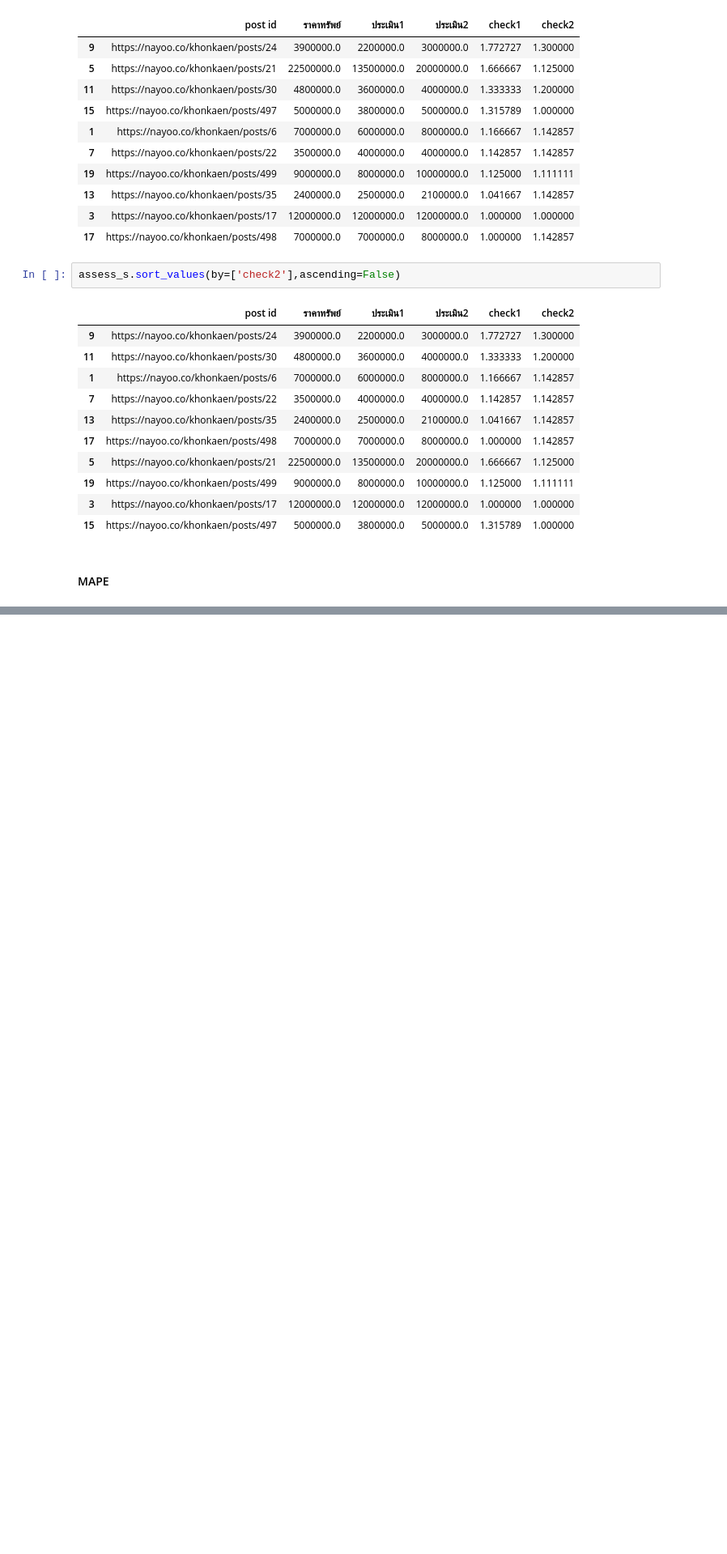
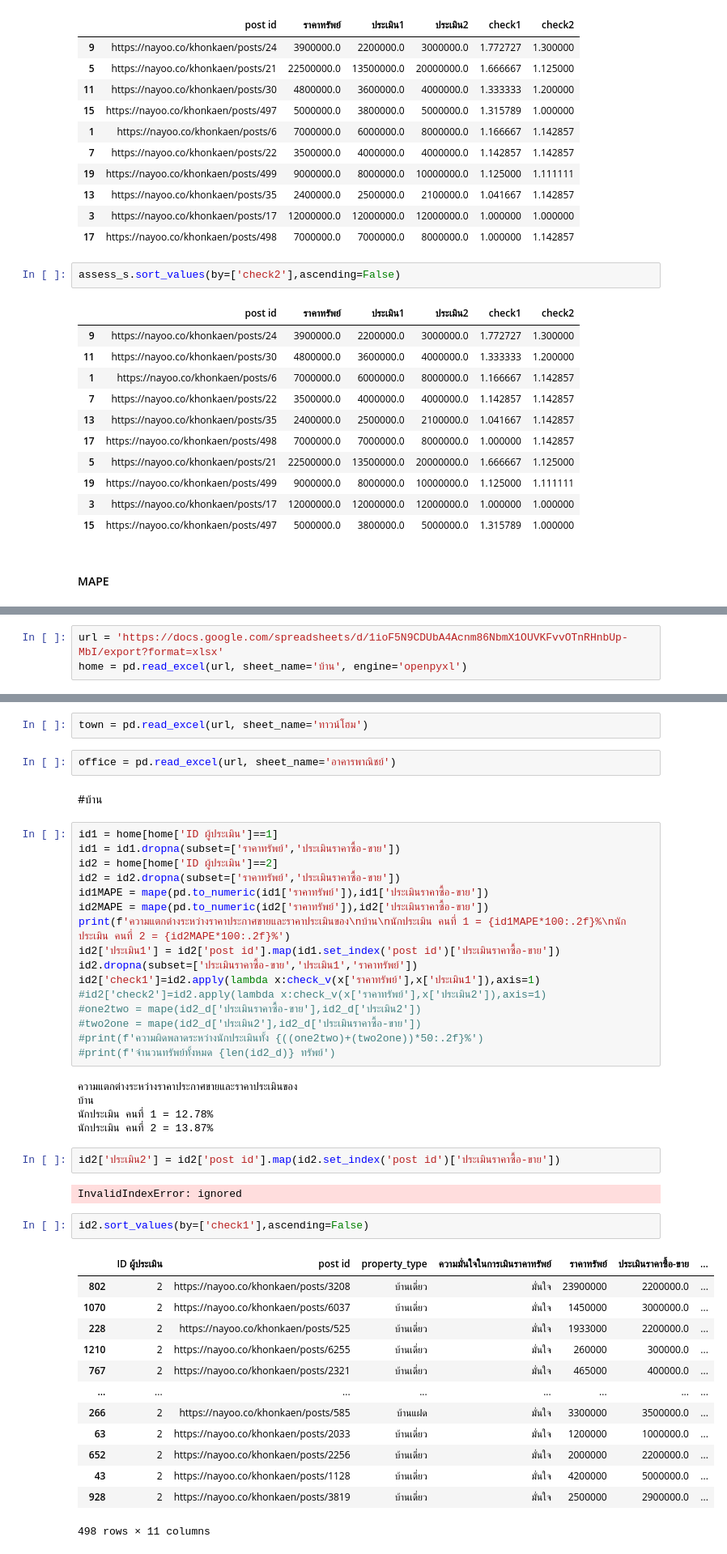
Before and after one commit to jirapat-tho/bsc_dpdm22, a Jupyter notebook: [dataprep]_property_estimator.ipynb, the cells around one changed output, grey strips where cells are left out. Shown at 81% size. Cells and saved outputs as stored; diff of their text form; blank space fills up the shorter version.

```diff
--- a/[dataprep]_property_estimator.ipynb
+++ b/[dataprep]_property_estimator.ipynb
@@ -892,0 +921,3 @@ print(f'จำนวนทรัพย์ทั้งหมด {len(ids2_d)} ท
+# %%
+url = 'https://docs.google.com/spreadsheets/d/1ioF5N9CDUbA4Acnm86NbmX1OUVKFvvOTnRHnbUp-MbI/export?format=xlsx'
+home = pd.read_excel(url, sheet_name='บ้าน', engine='openpyxl')
@@ -892,0 +929,47 @@ print(f'จำนวนทรัพย์ทั้งหมด {len(ids2_d)} ท
+# %%
+town = pd.read_excel(url, sheet_name='ทาวน์โฮม')
+# %%
+office = pd.read_excel(url, sheet_name='อาคารพาณิชย์')
+# %% [markdown]
+#บ้าน
+# %%
+id1 = home[home['ID ผู้ประเมิน']==1]
+id1 = id1.dropna(subset=['ราคาทรัพย์','ประเมินราคาซื้อ-ขาย'])
+id2 = home[home['ID ผู้ประเมิน']==2]
+id2 = id2.dropna(subset=['ราคาทรัพย์','ประเมินราคาซื้อ-ขาย'])
+id1MAPE = mape(pd.to_numeric(id1['ราคาทรัพย์']),id1['ประเมินราคาซื้อ-ขาย'])
+id2MAPE = mape(pd.to_numeric(id2['ราคาทรัพย์']),id2['ประเมินราคาซื้อ-ขาย'])
+print(f'ความแตกต่างระหว่างราคาประกาศขายและราคาประเมินของ\nบ้าน\nนักประเมิน คนที่ 1 = {id1MAPE*100:.2f}%\nนักประเมิน คนที่ 2 = {id2MAPE*100:.2f}%')
+id2['ประเมิน1'] = id2['post id'].map(id1.set_index('post id')['ประเมินราคาซื้อ-ขาย'])
+id2.dropna(subset=['ประเมินราคาซื้อ-ขาย','ประเมิน1','ราคาทรัพย์'])
+id2['check1']=id2.apply(lambda x:check_v(x['ราคาทรัพย์'],x['ประเมิน1']),axis=1)
+#id2['check2']=id2.apply(lambda x:check_v(x['ราคาทรัพย์'],x['ประเมิน2']),axis=1)
+#one2two = mape(id2_d['ประเมินราคาซื้อ-ขาย'],id2_d['ประเมิน2'])
+#two2one = mape(id2_d['ประเมิน2'],id2_d['ประเมินราคาซื้อ-ขาย'])
+#print(f'ความผิดพลาดระหว่างนักประเมินทั้ง {((one2two)+(two2one))*50:.2f}%')
+#print(f'จำนวนทรัพย์ทั้งหมด {len(id2_d)} ทรัพย์')
+# %% [output]
+ความแตกต่างระหว่างราคาประกาศขายและราคาประเมินของ
+บ้าน
+นักประเมิน คนที่ 1 = 12.78%
+นักประเมิน คนที่ 2 = 13.87%
+# %%
+id2['ประเมิน2'] = id2['post id'].map(id2.set_index('post id')['ประเมินราคาซื้อ-ขาย'])
+# %% [output]
+InvalidIndexError: ignored
+# %%
+id2.sort_values(by=['check1'],ascending=False)
+# %% [output]
+|  | ID ผู้ประเมิน | post id | property_type | ความมั่นใจในการเมินราคาทรัพย์ | ราคาทรัพย์ | ประเมินราคาซื้อ-ขาย | ... |
+| 802 | 2 | https://nayoo.co/khonkaen/posts/3208 | บ้านเดี่ยว | มั่นใจ | 23900000 | 2200000.0 | ... |
+| 1070 | 2 | https://nayoo.co/khonkaen/posts/6037 | บ้านเดี่ยว | มั่นใจ | 1450000 | 3000000.0 | ... |
+| 228 | 2 | https://nayoo.co/khonkaen/posts/525 | บ้านเดี่ยว | มั่นใจ | 1933000 | 2200000.0 | ... |
+| 1210 | 2 | https://nayoo.co/khonkaen/posts/6255 | บ้านเดี่ยว | มั่นใจ | 260000 | 300000.0 | ... |
+| 767 | 2 | https://nayoo.co/khonkaen/posts/2321 | บ้านเดี่ยว | มั่นใจ | 465000 | 400000.0 | ... |
+| ... | ... | ... | ... | ... | ... | ... | ... |
+| 266 | 2 | https://nayoo.co/khonkaen/posts/585 | บ้านแฝด | มั่นใจ | 3300000 | 3500000.0 | ... |
+| 63 | 2 | https://nayoo.co/khonkaen/posts/2033 | บ้านเดี่ยว | มั่นใจ | 1200000 | 1000000.0 | ... |
+| 652 | 2 | https://nayoo.co/khonkaen/posts/2256 | บ้านเดี่ยว | มั่นใจ | 2000000 | 2200000.0 | ... |
+| 43 | 2 | https://nayoo.co/khonkaen/posts/1128 | บ้านเดี่ยว | มั่นใจ | 4200000 | 5000000.0 | ... |
+| 928 | 2 | https://nayoo.co/khonkaen/posts/3819 | บ้านเดี่ยว | มั่นใจ | 2500000 | 2900000.0 | ... |
+498 rows × 11 columns
```
Also changed, not shown: parts of 26 cells of this notebook.
